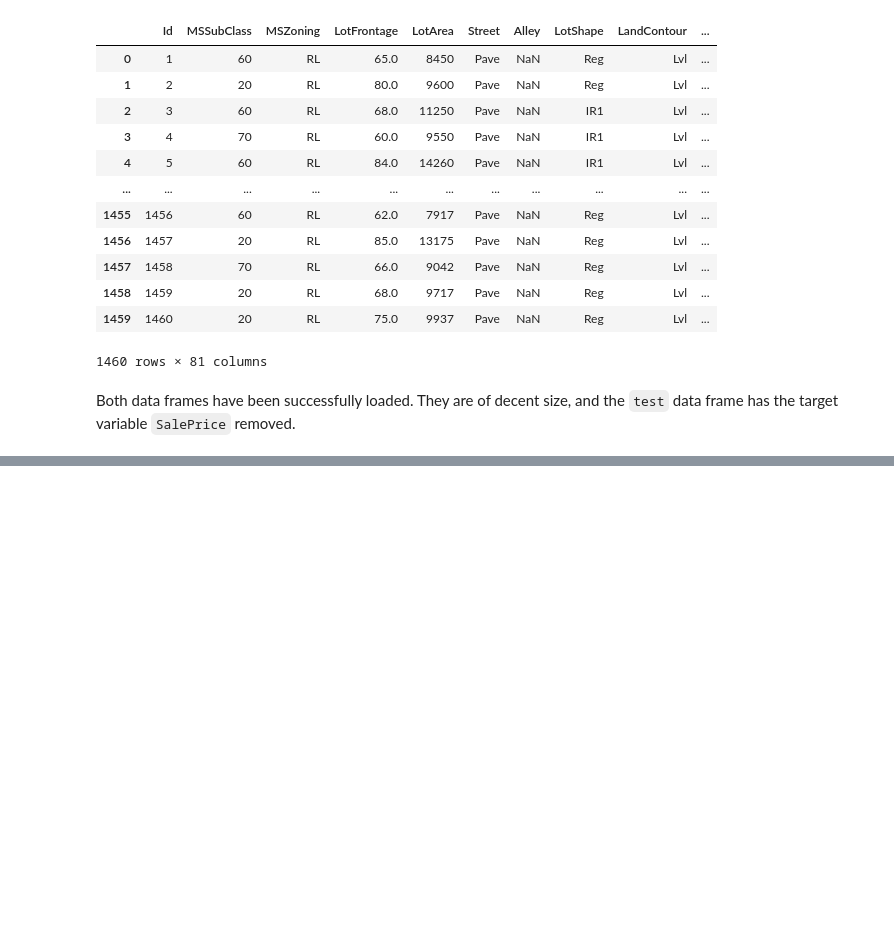
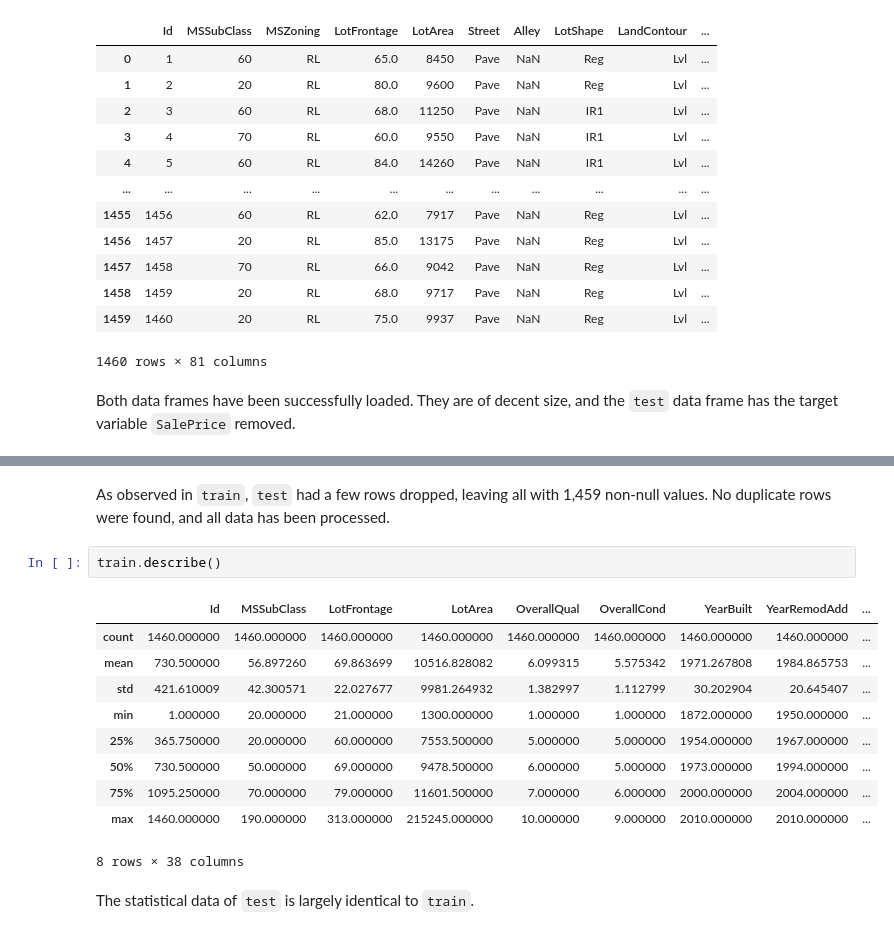
Before and after one commit to alexcoy06/Housing_Prices, a Jupyter notebook: ames_housing.ipynb, the cells around one changed output, grey strips where cells are left out. Drawn from its saved outputs; the diff is of its cells as text; blank space fills up the shorter version.

```diff
--- a/ames_housing.ipynb
+++ b/ames_housing.ipynb
@@ -80,0 +186,17 @@ Both data frames have been successfully loaded. They are of decent size, and the
+# %% [markdown]
+As observed in `train`, `test` had a few rows dropped, leaving all with 1,459 non-null values. No duplicate rows were found, and all data has been processed.
+# %%
+train.describe()
+# %% [output]
+|  | Id | MSSubClass | LotFrontage | LotArea | OverallQual | OverallCond | YearBuilt | YearRemodAdd | ... |
+| count | 1460.000000 | 1460.000000 | 1460.000000 | 1460.000000 | 1460.000000 | 1460.000000 | 1460.000000 | 1460.000000 | ... |
+| mean | 730.500000 | 56.897260 | 69.863699 | 10516.828082 | 6.099315 | 5.575342 | 1971.267808 | 1984.865753 | ... |
+| std | 421.610009 | 42.300571 | 22.027677 | 9981.264932 | 1.382997 | 1.112799 | 30.202904 | 20.645407 | ... |
+| min | 1.000000 | 20.000000 | 21.000000 | 1300.000000 | 1.000000 | 1.000000 | 1872.000000 | 1950.000000 | ... |
+| 25% | 365.750000 | 20.000000 | 60.000000 | 7553.500000 | 5.000000 | 5.000000 | 1954.000000 | 1967.000000 | ... |
+| 50% | 730.500000 | 50.000000 | 69.000000 | 9478.500000 | 6.000000 | 5.000000 | 1973.000000 | 1994.000000 | ... |
+| 75% | 1095.250000 | 70.000000 | 79.000000 | 11601.500000 | 7.000000 | 6.000000 | 2000.000000 | 2004.000000 | ... |
+| max | 1460.000000 | 190.000000 | 313.000000 | 215245.000000 | 10.000000 | 9.000000 | 2010.000000 | 2010.000000 | ... |
+8 rows × 38 columns
+# %% [markdown]
+The statistical data of `test` is largely identical to `train`.
```
Also changed, not shown: parts of 15 cells of this notebook.
